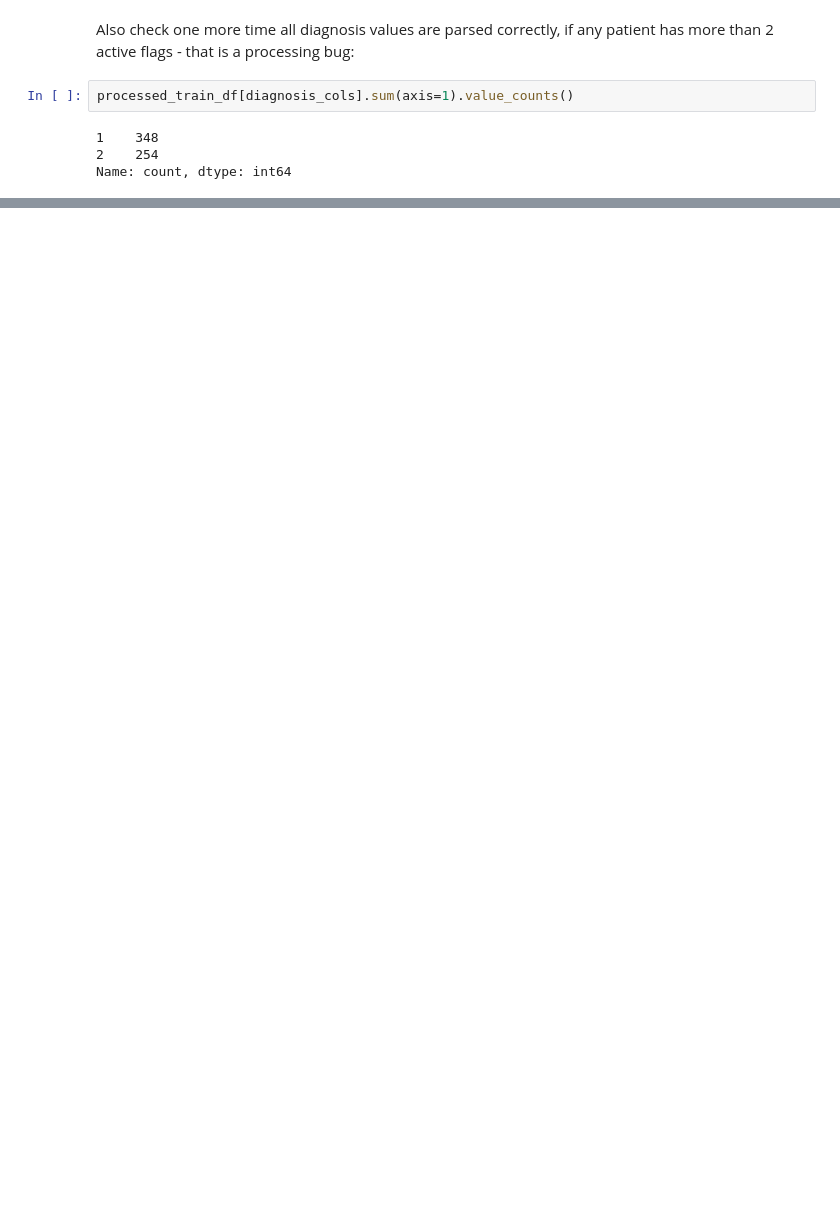
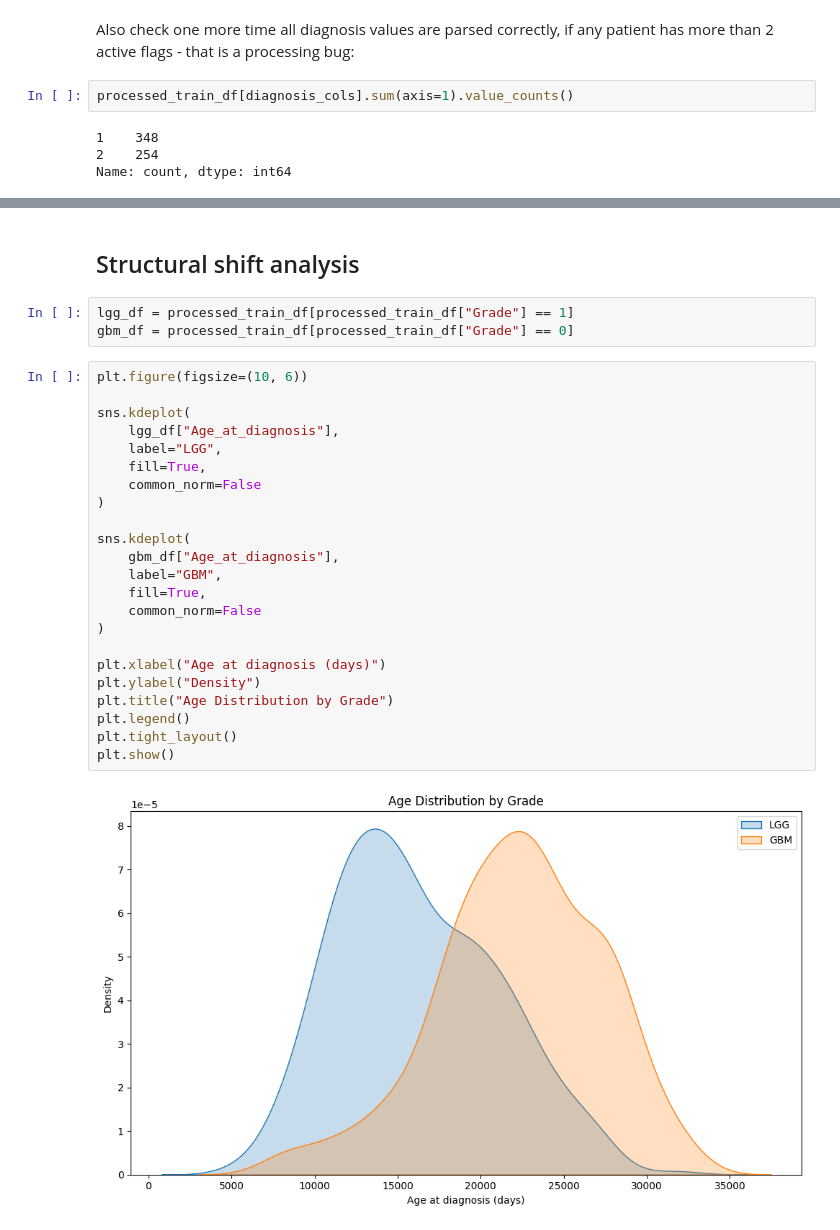
Before and after one commit to owmtgf/IAD_MAG_ML, a Jupyter notebook: LAB1/main.ipynb, the cells around one changed output, grey strips where cells are left out. Cells and saved outputs as stored; diff of their text form; blank space fills up the shorter version.

Commit message:
Add data analysis, update data preprocessing, add test data processing, add gitignore

```diff
--- a/LAB1/main.ipynb
+++ b/LAB1/main.ipynb
@@ -401,0 +369,30 @@ Name: Age_at_diagnosis, dtype: float64
+# %% [markdown]
+## Structural shift analysis
+# %%
+lgg_df = processed_train_df[processed_train_df["Grade"] == 1]
+gbm_df = processed_train_df[processed_train_df["Grade"] == 0]
+# %%
+plt.figure(figsize=(10, 6))
+
+sns.kdeplot(
+    lgg_df["Age_at_diagnosis"],
+    label="LGG",
+    fill=True,
+    common_norm=False
+)
+
+sns.kdeplot(
+    gbm_df["Age_at_diagnosis"],
+    label="GBM",
+    fill=True,
+    common_norm=False
+)
+
+plt.xlabel("Age at diagnosis (days)")
+plt.ylabel("Density")
+plt.title("Age Distribution by Grade")
+plt.legend()
+plt.tight_layout()
+plt.show()
+# %% [output]
+[figure, added]
```
Also changed, not shown: parts of 27 cells of this notebook, 5 other files.
